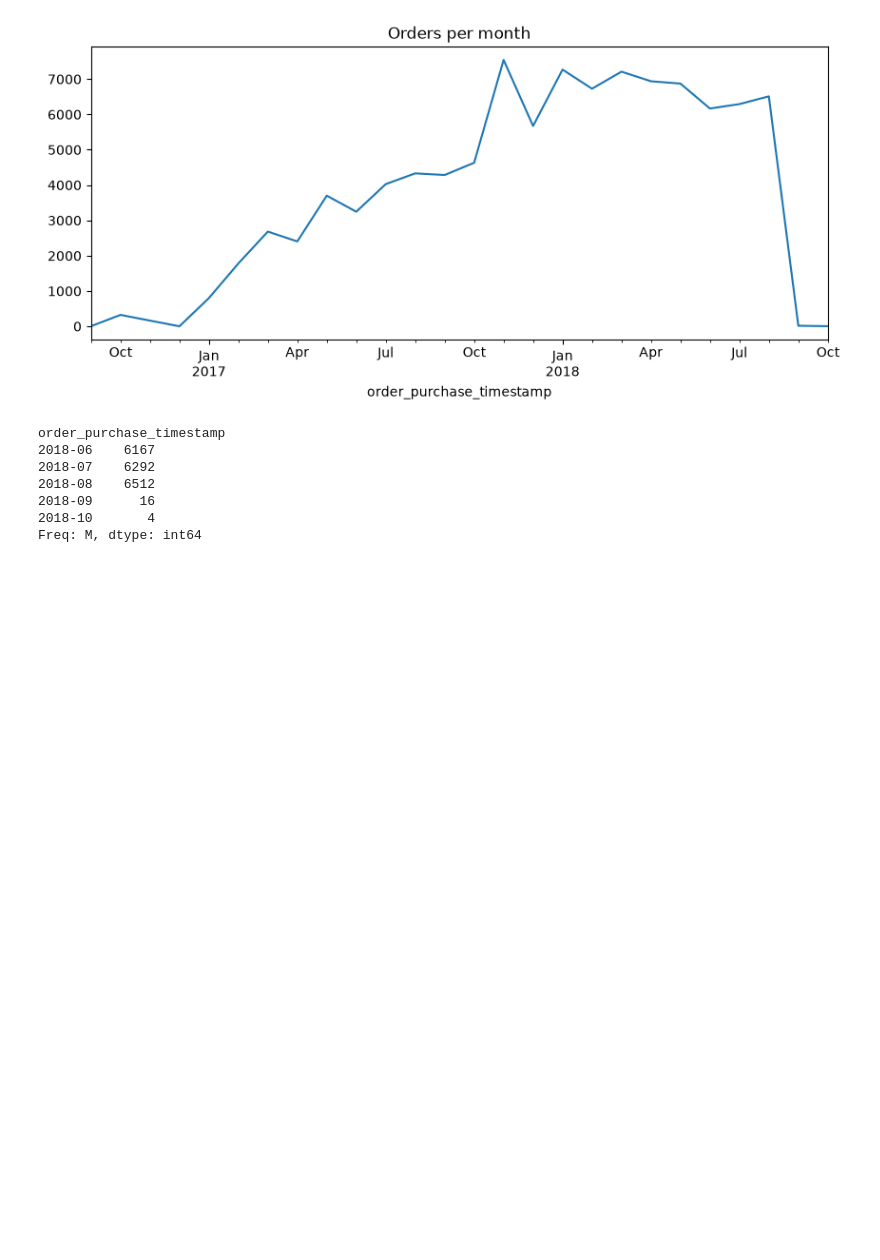
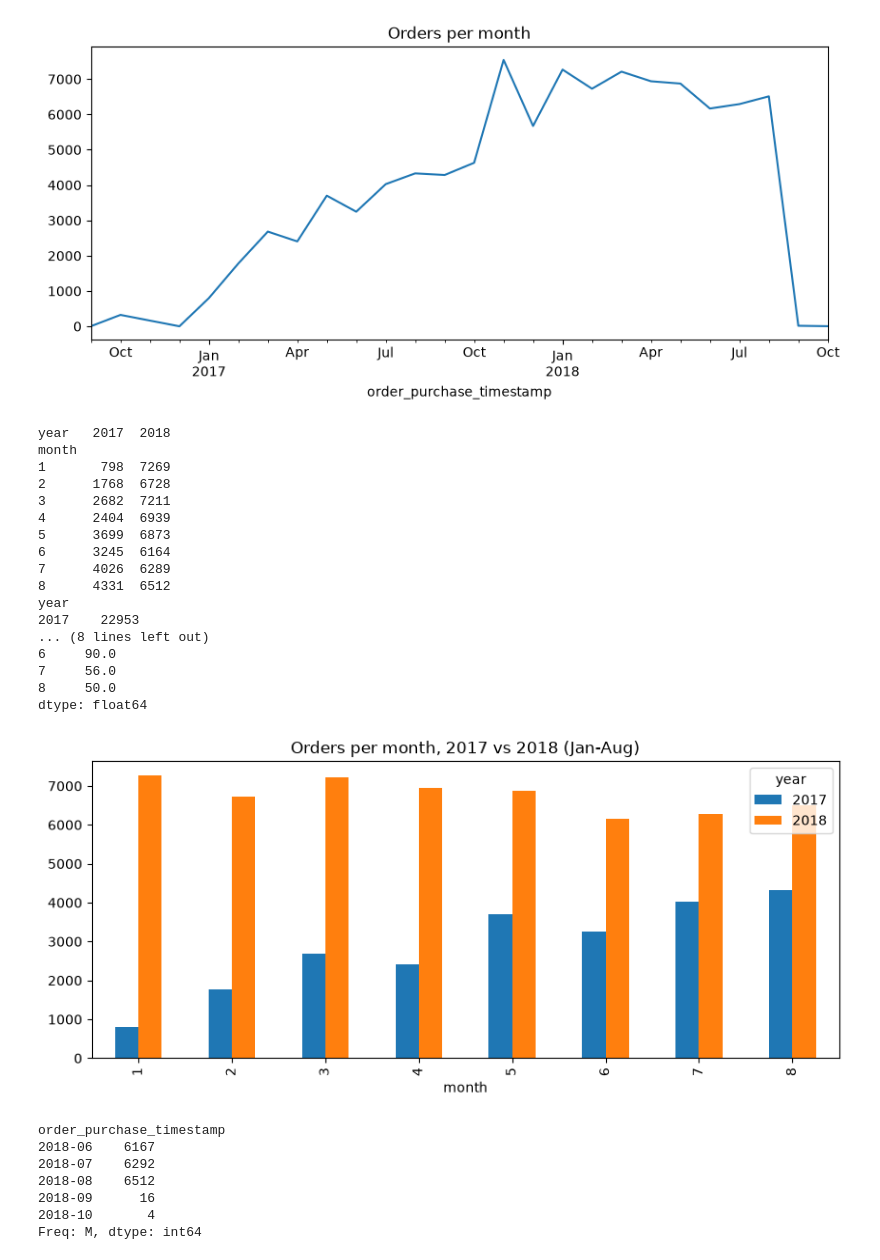
Before and after one commit to LubenPp/olist-ecommerce-analysis, a Jupyter notebook: Untitled.ipynb, the cells around one changed output. Drawn from its saved outputs; the diff is of its cells as text; code cells hidden in the pictures; blank space fills up the shorter version.

```diff
--- a/Untitled.ipynb
+++ b/Untitled.ipynb
@@ -213,6 +213,41 @@ monthly.plot(kind="line", figsize=(10, 4), title="Orders per month")
 plt.show()
 # %% [output]
 [figure]
+# %%
+o = orders[
+    (orders["order_purchase_timestamp"] >= "2017-01-01")
+    & (orders["order_purchase_timestamp"] < "2018-09-01")
+].copy()
+o["year"] = o["order_purchase_timestamp"].dt.year
+o["month"] = o["order_purchase_timestamp"].dt.month
+o = o[o["month"] <= 8]
+
+m = o.groupby(["month", "year"]).size().unstack()
+print(m)
+print(m.sum())
+print(((m[2018] / m[2017] - 1) * 100).round(0))
+
+m.plot(kind="bar", figsize=(10, 4), title="Orders per month, 2017 vs 2018 (Jan-Aug)")
+plt.show()
+# %% [output]
+year   2017  2018
+month
+1       798  7269
+2      1768  6728
+3      2682  7211
+4      2404  6939
+5      3699  6873
+6      3245  6164
+7      4026  6289
+8      4331  6512
+year
+2017    22953
+... (8 lines left out)
+6     90.0
+7     56.0
+8     50.0
+dtype: float64
+[figure, added]
 # %%
 print(monthly.tail())
 # %% [output]
```
Also changed, not shown: parts of 2 cells of this notebook.
